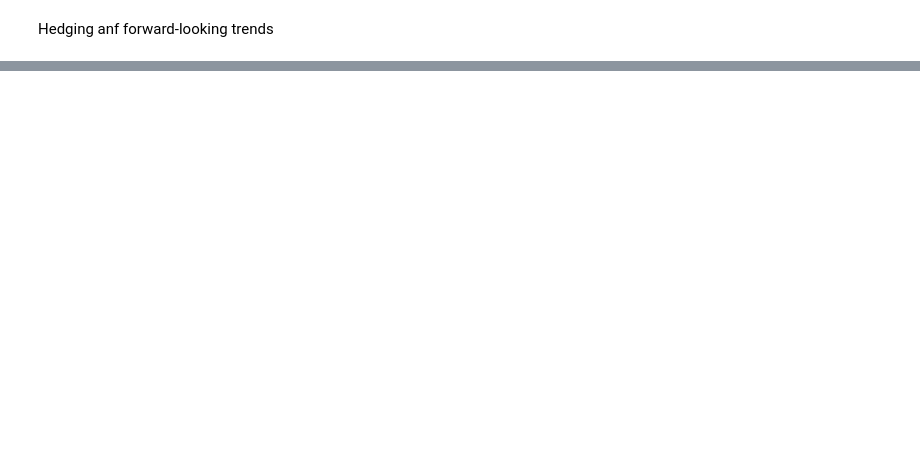
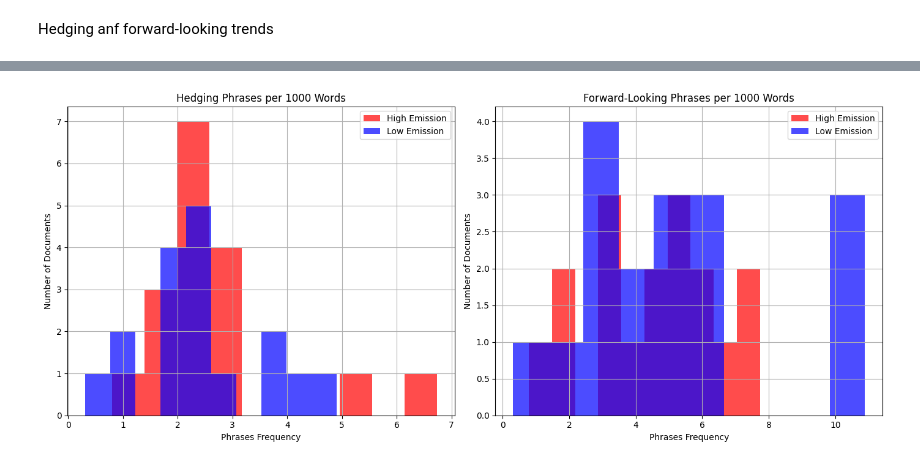
Before and after one commit to vklunna/bachelor-thesis-group32-new, a Jupyter notebook: bachelor-thesis-group32-folder/1_code/indiv_Val_semantics.ipynb, the cells around one changed output, grey strips where cells are left out. Cells and saved outputs as stored; diff of their text form; code cells hidden in the pictures; blank space fills up the shorter version.

```diff
--- a/bachelor-thesis-group32-folder/1_code/indiv_Val_semantics.ipynb
+++ b/bachelor-thesis-group32-folder/1_code/indiv_Val_semantics.ipynb
@@ -215,0 +246,36 @@ print(low_counts_forward.most_common(10))
+# %%
+high_text = (input_folder / "High_Emission_equal.txt").read_text(encoding="utf-8")
+low_text = (input_folder / "Low_Emission_equal.txt").read_text(encoding="utf-8")
+
+results = {
+    "High": extract_per_document_stats(high_text, hedging_pattern, forward_pattern),
+    "Low": extract_per_document_stats(low_text, hedging_pattern, forward_pattern)
+}
+
+# === Plot histograms ===
+plt.figure(figsize=(14, 6))
+
+# Hedging
+plt.subplot(1, 2, 1)
+plt.hist(results["High"]["hedging"], bins=10, alpha=0.7, label="High Emission", color="red")
+plt.hist(results["Low"]["hedging"], bins=10, alpha=0.7, label="Low Emission", color="blue")
+plt.title("Hedging Phrases per 1000 Words")
+plt.xlabel("Phrases Frequency")
+plt.ylabel("Number of Documents")
+plt.legend()
+plt.grid(True)
+
+# Forward-looking
+plt.subplot(1, 2, 2)
+plt.hist(results["High"]["forward"], bins=10, alpha=0.7, label="High Emission", color="red")
+plt.hist(results["Low"]["forward"], bins=10, alpha=0.7, label="Low Emission", color="blue")
+plt.title("Forward-Looking Phrases per 1000 Words")
+plt.xlabel("Phrases Frequency")
+plt.ylabel("Number of Documents")
+plt.legend()
+plt.grid(True)
+
+plt.tight_layout()
+plt.show()
+# %% [output]
+[figure, added]
```
Also changed, not shown: parts of 11 cells of this notebook, 13 other files.
